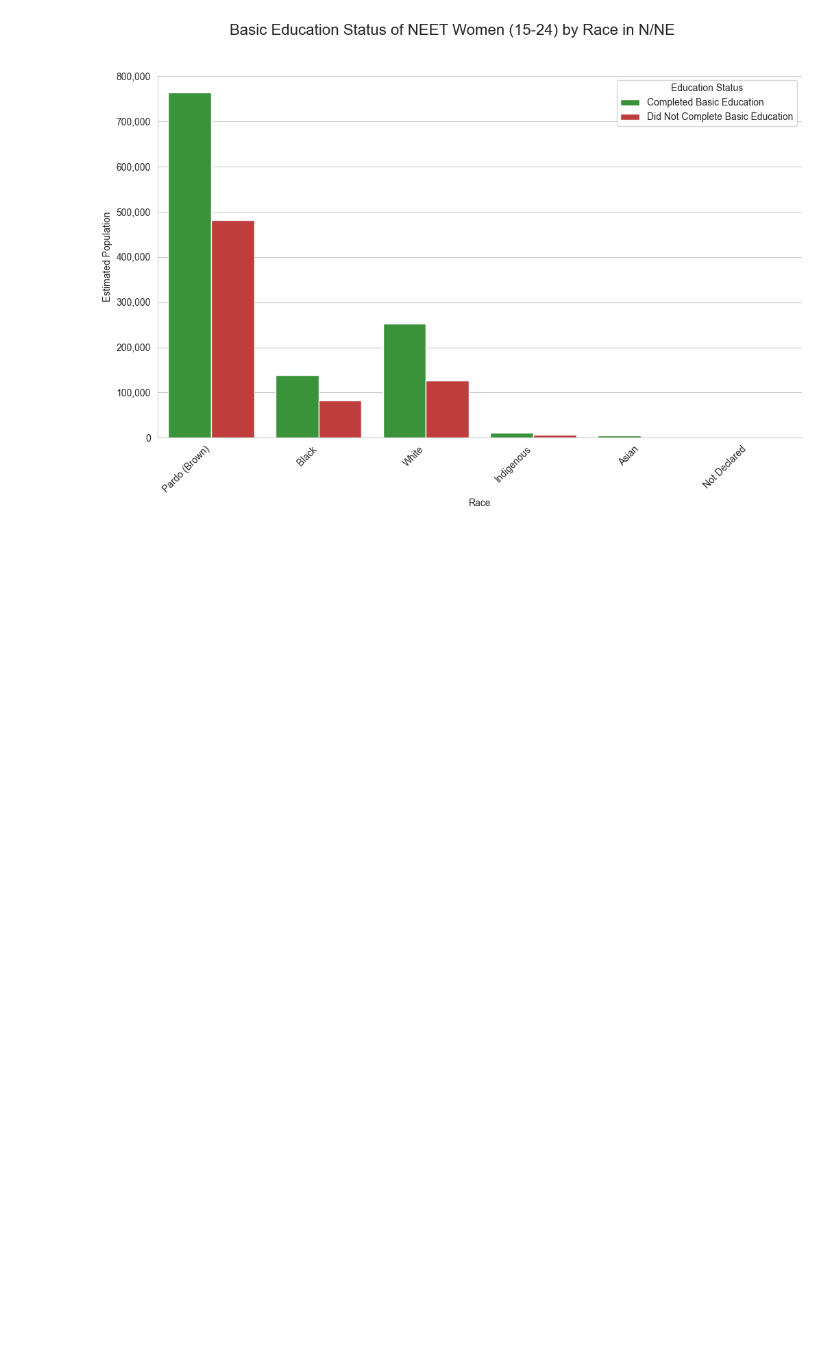
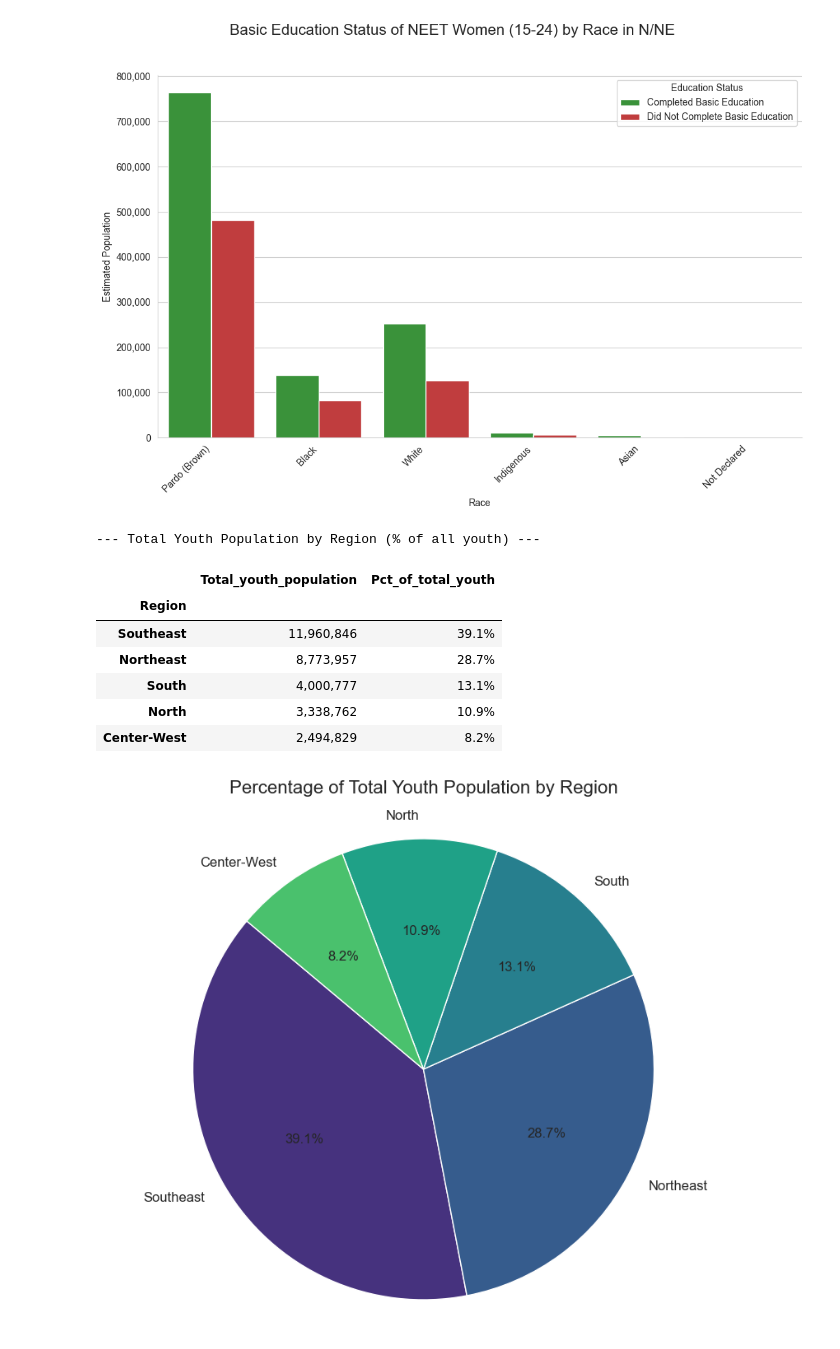
Before and after one commit to Ligia-pdf/NEETBrazil, a Jupyter notebook: newanalysis.ipynb, the cells around one changed output. Saved outputs shown, nothing was run; the diff lists cells and outputs as text; code cells hidden in the pictures; blank space fills up the shorter version.

Commit message:
additional graphs, combined graphs

```diff
--- a/newanalysis.ipynb
+++ b/newanalysis.ipynb
@@ -905,3 +905,72 @@ plt.show()
 Generating bar chart...
 <Figure size 1200x800 with 0 Axes>
 [figure]
+# %%
+# 1. Define lists of state codes for all five regions
+north_region_codes = [11, 12, 13, 14, 15, 16, 17]
+northeast_region_codes = [21, 22, 23, 24, 25, 26, 27, 28, 29]
+southeast_region_codes = [31, 32, 33, 35]  # MG, ES, RJ, SP
+south_region_codes = [41, 42, 43]  # PR, SC, RS
+center_west_region_codes = [50, 51, 52, 53]  # MS, MT, GO, DF
+
+def get_all_regions(uf_code):
+    if uf_code in north_region_codes:
+        return 'North'
+    if uf_code in northeast_region_codes:
+        return 'Northeast'
+    if uf_code in southeast_region_codes:
+        return 'Southeast'
+    if uf_code in south_region_codes:
+        return 'South'
+    if uf_code in center_west_region_codes:
+        return 'Center-West'
+    return 'Unknown'
+
+# 2. Categorize youth by region
+data_scope['Region'] = data_scope['id_uf'].apply(get_all_regions)
+
+# 3. Total youth population per region
+youth_by_region = data_scope.groupby('Region')['weight'].sum().reset_index()
+youth_by_region.rename(columns={'weight': 'Total_youth_population'}, inplace=True)
+
+# 4. Add percentage of total youth population
+total_youth_all = youth_by_region['Total_youth_population'].sum()
+youth_by_region['Pct_of_total_youth'] = (youth_by_region['Total_youth_population'] / total_youth_all) * 100
+
+# 5. Sort for readability
+youth_by_region_sorted = youth_by_region.sort_values('Pct_of_total_youth', ascending=False).set_index('Region')
+
+# 6. Display the table
+display_table = youth_by_region_sorted.copy()
+display_table['Total_youth_population'] = display_table['Total_youth_population'].apply('{:,.0f}'.format)
+display_table['Pct_of_total_youth'] = display_table['Pct_of_total_youth'].apply('{:.1f}%'.format)
+
+print("\n--- Total Youth Population by Region (% of all youth) ---")
+display(display_table)
+
+# 7. Optional pie chart
+plt.figure(figsize=(10, 8))
+sns.set_palette('viridis')
+
+plt.pie(
+    youth_by_region_sorted['Total_youth_population'],
+    labels=youth_by_region_sorted.index,
+    autopct='%1.1f%%',
+    startangle=140,
+    textprops={'fontsize': 12}
+)
+
+plt.title('Percentage of Total Youth Population by Region', fontsize=16, pad=20)
+plt.ylabel('')
+plt.axis('equal')
+plt.show()
+# %% [output]
+--- Total Youth Population by Region (% of all youth) ---
+|  | Total_youth_population | Pct_of_total_youth |
+| Region |  |  |
+| Southeast | 11,960,846 | 39.1% |
+| Northeast | 8,773,957 | 28.7% |
+| South | 4,000,777 | 13.1% |
+| North | 3,338,762 | 10.9% |
+| Center-West | 2,494,829 | 8.2% |
+[figure, added]
```
Also changed, not shown: parts of 3 cells of this notebook.
